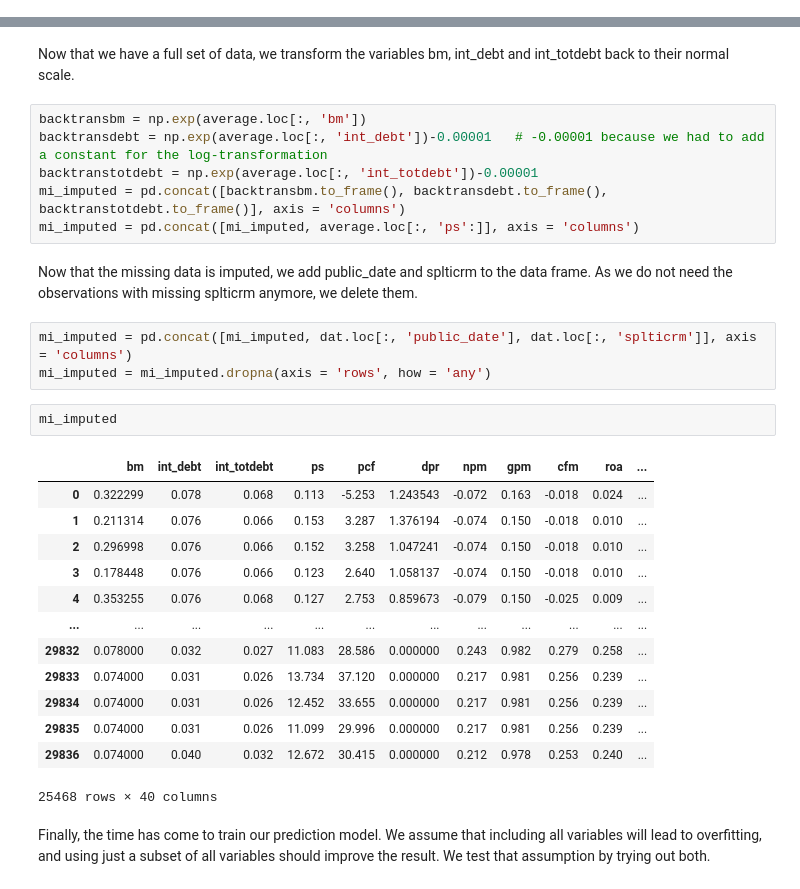
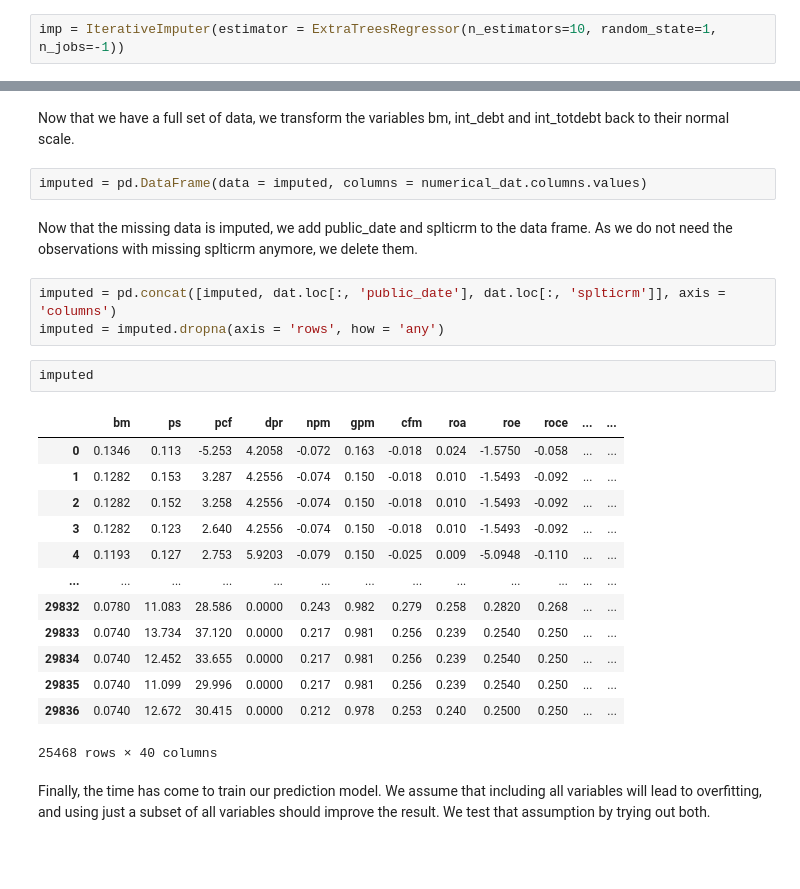
Before and after one commit to john-donnelly-1/ML-Group-3, a Jupyter notebook: current code doc.ipynb, the cells around one changed output, grey strips where cells are left out. Cells and saved outputs as stored; diff of their text form; blank space fills up the shorter version.

```diff
--- a/current code doc.ipynb
+++ b/current code doc.ipynb
@@ -238,0 +179,2 @@ average = pd.DataFrame(data = average, columns = datwithlogs.columns.values)   #
+# %%
+imp = IterativeImputer(estimator = ExtraTreesRegressor(n_estimators=10, random_state=1, n_jobs=-1))
@@ -239,32 +193,28 @@ average = pd.DataFrame(data = average, columns = datwithlogs.columns.values)   #
 # %% [markdown]
 Now that we have a full set of data, we transform the variables bm, int_debt and int_totdebt back to their normal scale.
-# %%
-backtransbm = np.exp(average.loc[:, 'bm'])
-backtransdebt = np.exp(average.loc[:, 'int_debt'])-0.00001   # -0.00001 because we had to add a constant for the log-transformation
-backtranstotdebt = np.exp(average.loc[:, 'int_totdebt'])-0.00001
-mi_imputed = pd.concat([backtransbm.to_frame(), backtransdebt.to_frame(), backtranstotdebt.to_frame()], axis = 'columns')
-mi_imputed = pd.concat([mi_imputed, average.loc[:, 'ps':]], axis = 'columns')
+# %%
+imputed = pd.DataFrame(data = imputed, columns = numerical_dat.columns.values)
 # %% [markdown]
 Now that the missing data is imputed, we add public_date and splticrm to the data frame. As we do not need the observations with missing splticrm anymore, we delete them.
 # %%
-mi_imputed = pd.concat([mi_imputed, dat.loc[:, 'public_date'], dat.loc[:, 'splticrm']], axis = 'columns')
-mi_imputed = mi_imputed.dropna(axis = 'rows', how = 'any')
+imputed = pd.concat([imputed, dat.loc[:, 'public_date'], dat.loc[:, 'splticrm']], axis = 'columns')
+imputed = imputed.dropna(axis = 'rows', how = 'any')
-# %%
-mi_imputed
-# %% [output]
-|  | bm | int_debt | int_totdebt | ps | pcf | dpr | npm | gpm | cfm | roa | ... |
-| 0 | 0.322299 | 0.078 | 0.068 | 0.113 | -5.253 | 1.243543 | -0.072 | 0.163 | -0.018 | 0.024 | ... |
-| 1 | 0.211314 | 0.076 | 0.066 | 0.153 | 3.287 | 1.376194 | -0.074 | 0.150 | -0.018 | 0.010 | ... |
-| 2 | 0.296998 | 0.076 | 0.066 | 0.152 | 3.258 | 1.047241 | -0.074 | 0.150 | -0.018 | 0.010 | ... |
-| 3 | 0.178448 | 0.076 | 0.066 | 0.123 | 2.640 | 1.058137 | -0.074 | 0.150 | -0.018 | 0.010 | ... |
-| 4 | 0.353255 | 0.076 | 0.068 | 0.127 | 2.753 | 0.859673 | -0.079 | 0.150 | -0.025 | 0.009 | ... |
-| ... | ... | ... | ... | ... | ... | ... | ... | ... | ... | ... | ... |
-| 29832 | 0.078000 | 0.032 | 0.027 | 11.083 | 28.586 | 0.000000 | 0.243 | 0.982 | 0.279 | 0.258 | ... |
-| 29833 | 0.074000 | 0.031 | 0.026 | 13.734 | 37.120 | 0.000000 | 0.217 | 0.981 | 0.256 | 0.239 | ... |
-| 29834 | 0.074000 | 0.031 | 0.026 | 12.452 | 33.655 | 0.000000 | 0.217 | 0.981 | 0.256 | 0.239 | ... |
-| 29835 | 0.074000 | 0.031 | 0.026 | 11.099 | 29.996 | 0.000000 | 0.217 | 0.981 | 0.256 | 0.239 | ... |
-| 29836 | 0.074000 | 0.040 | 0.032 | 12.672 | 30.415 | 0.000000 | 0.212 | 0.978 | 0.253 | 0.240 | ... |
-25468 rows × 40 columns
+# %%
+imputed
+# %% [output]
+|  | bm | ps | pcf | dpr | npm | gpm | cfm | roa | roe | roce | ... | ... |
+| 0 | 0.1346 | 0.113 | -5.253 | 4.2058 | -0.072 | 0.163 | -0.018 | 0.024 | -1.5750 | -0.058 | ... | ... |
+| 1 | 0.1282 | 0.153 | 3.287 | 4.2556 | -0.074 | 0.150 | -0.018 | 0.010 | -1.5493 | -0.092 | ... | ... |
+| 2 | 0.1282 | 0.152 | 3.258 | 4.2556 | -0.074 | 0.150 | -0.018 | 0.010 | -1.5493 | -0.092 | ... | ... |
+| 3 | 0.1282 | 0.123 | 2.640 | 4.2556 | -0.074 | 0.150 | -0.018 | 0.010 | -1.5493 | -0.092 | ... | ... |
+| 4 | 0.1193 | 0.127 | 2.753 | 5.9203 | -0.079 | 0.150 | -0.025 | 0.009 | -5.0948 | -0.110 | ... | ... |
+| ... | ... | ... | ... | ... | ... | ... | ... | ... | ... | ... | ... | ... |
+| 29832 | 0.0780 | 11.083 | 28.586 | 0.0000 | 0.243 | 0.982 | 0.279 | 0.258 | 0.2820 | 0.268 | ... | ... |
+| 29833 | 0.0740 | 13.734 | 37.120 | 0.0000 | 0.217 | 0.981 | 0.256 | 0.239 | 0.2540 | 0.250 | ... | ... |
+| 29834 | 0.0740 | 12.452 | 33.655 | 0.0000 | 0.217 | 0.981 | 0.256 | 0.239 | 0.2540 | 0.250 | ... | ... |
+| 29835 | 0.0740 | 11.099 | 29.996 | 0.0000 | 0.217 | 0.981 | 0.256 | 0.239 | 0.2540 | 0.250 | ... | ... |
+| 29836 | 0.0740 | 12.672 | 30.415 | 0.0000 | 0.212 | 0.978 | 0.253 | 0.240 | 0.2500 | 0.250 | ... | ... |
+25468 rows × 40 columns
 # %% [markdown]
 Finally, the time has come to train our prediction model. We assume that including all variables will lead to overfitting, and using just a subset of all variables should improve the result. We test that assumption by trying out both.
 # %%
```
Also changed, not shown: parts of 40 cells of this notebook.
